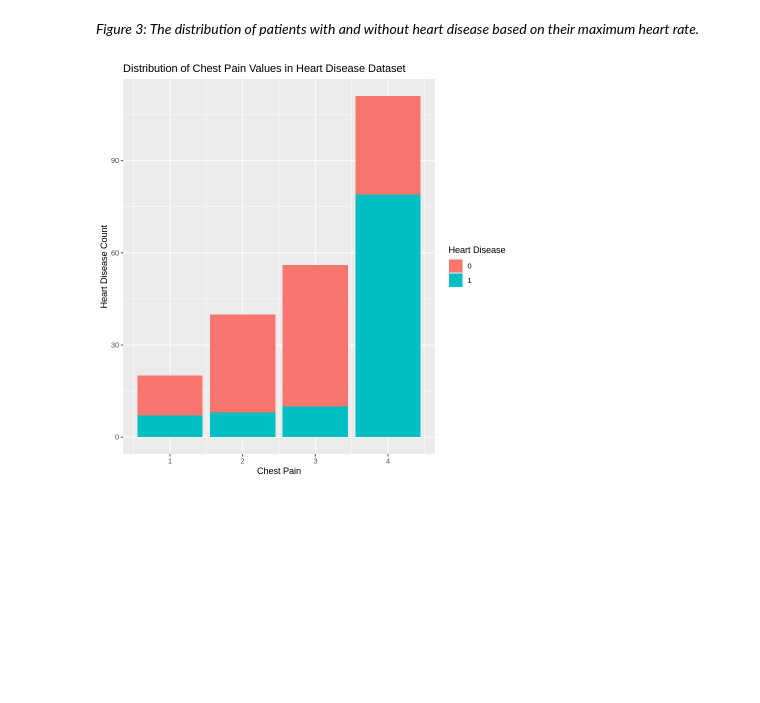
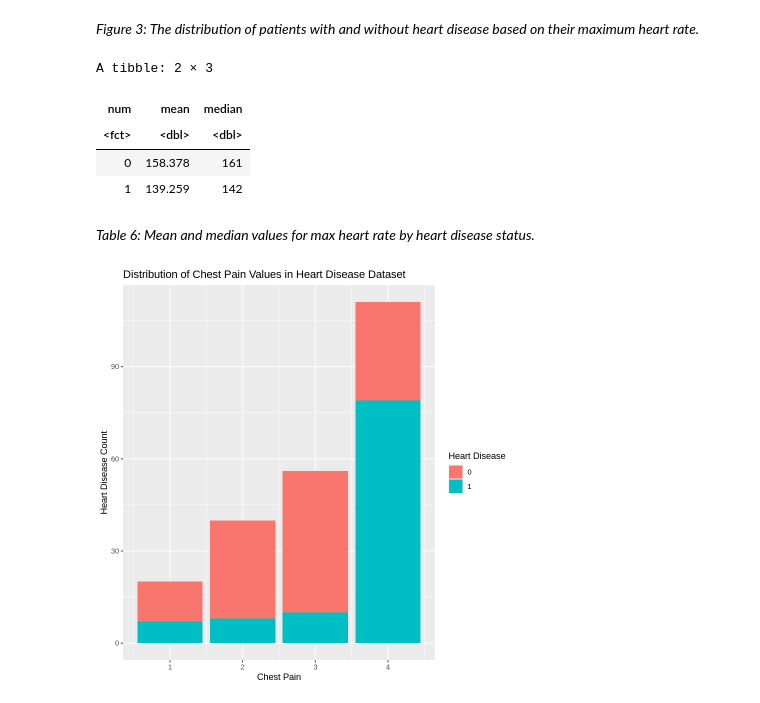
Before and after one commit to Yusen121/heart_disease_simple, a Jupyter notebook: data/group_project_report.ipynb, the cells around one changed output. Saved outputs shown, nothing was run; the diff lists cells and outputs as text; code cells hidden in the pictures; blank space fills up the shorter version.

```diff
--- a/data/group_project_report.ipynb
+++ b/data/group_project_report.ipynb
@@ -196,6 +228,22 @@ heart_training_max_heart_rate
 [figure]
 # %% [markdown]
 _Figure 3: The distribution of patients with and without heart disease based on their maximum heart rate._
+# %%
+# calculating mean and median
+
+heart_disease_mhr_val <- heart_disease_data |>
+    group_by(num) |>
+    summarize(mean = mean(max_heart_rate),
+             median = median(max_heart_rate))
+heart_disease_mhr_val
+# %% [output]
+A tibble: 2 × 3
+| num | mean | median |
+| <fct> | <dbl> | <dbl> |
+| 0 | 158.378 | 161 |
+| 1 | 139.259 | 142 |
+# %% [markdown]
+_Table 6: Mean and median values for max heart rate by heart disease status._
 # %%
 heart_training_chest_pain<- training_data %>%
     ggplot(aes(x= chest_pain, fill = num))+
```
Also changed, not shown: parts of 7 cells of this notebook.
